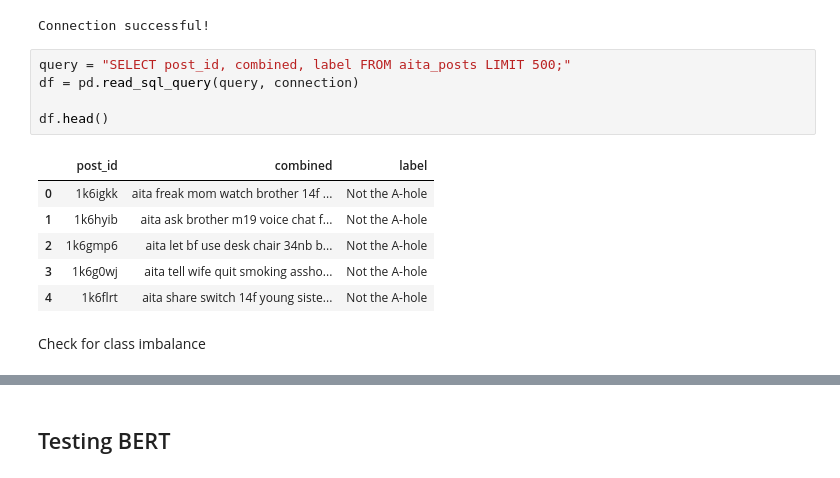
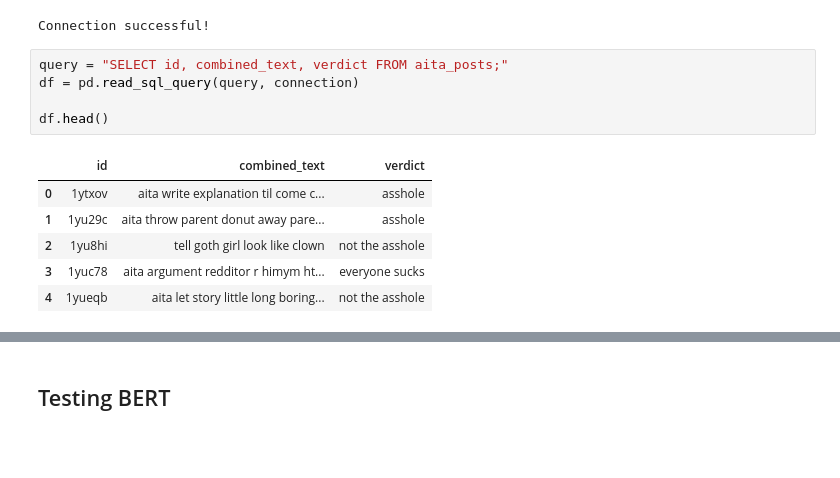
Before and after one commit to yashc73080/RUControversial, a Jupyter notebook: Notebooks/BERT_model.ipynb, the cells around one changed output, grey strips where cells are left out. Cells and saved outputs as stored; diff of their text form; blank space fills up the shorter version.

```diff
--- a/Notebooks/BERT_model.ipynb
+++ b/Notebooks/BERT_model.ipynb
@@ -46,16 +47,14 @@ except Exception as e:
 # %% [output]
 Connection successful!
 # %%
-query = "SELECT post_id, combined, label FROM aita_posts LIMIT 500;"
+query = "SELECT id, combined_text, verdict FROM aita_posts;"
 df = pd.read_sql_query(query, connection)
 
 df.head()
 # %% [output]
-|  | post_id | combined | label |
-| 0 | 1k6igkk | aita freak mom watch brother 14f ... | Not the A-hole |
-| 1 | 1k6hyib | aita ask brother m19 voice chat f... | Not the A-hole |
-| 2 | 1k6gmp6 | aita let bf use desk chair 34nb b... | Not the A-hole |
-| 3 | 1k6g0wj | aita tell wife quit smoking assho... | Not the A-hole |
-| 4 | 1k6flrt | aita share switch 14f young siste... | Not the A-hole |
+|  | id | combined_text | verdict |
+| 0 | 1ytxov | aita write explanation til come c... | asshole |
+| 1 | 1yu29c | aita throw parent donut away pare... | asshole |
+| 2 | 1yu8hi | tell goth girl look like clown | not the asshole |
+| 3 | 1yuc78 | aita argument redditor r himym ht... | everyone sucks |
+| 4 | 1yueqb | aita let story little long boring... | not the asshole |
-# %% [markdown]
-Check for class imbalance
```
Also changed, not shown: parts of 9 cells of this notebook.
